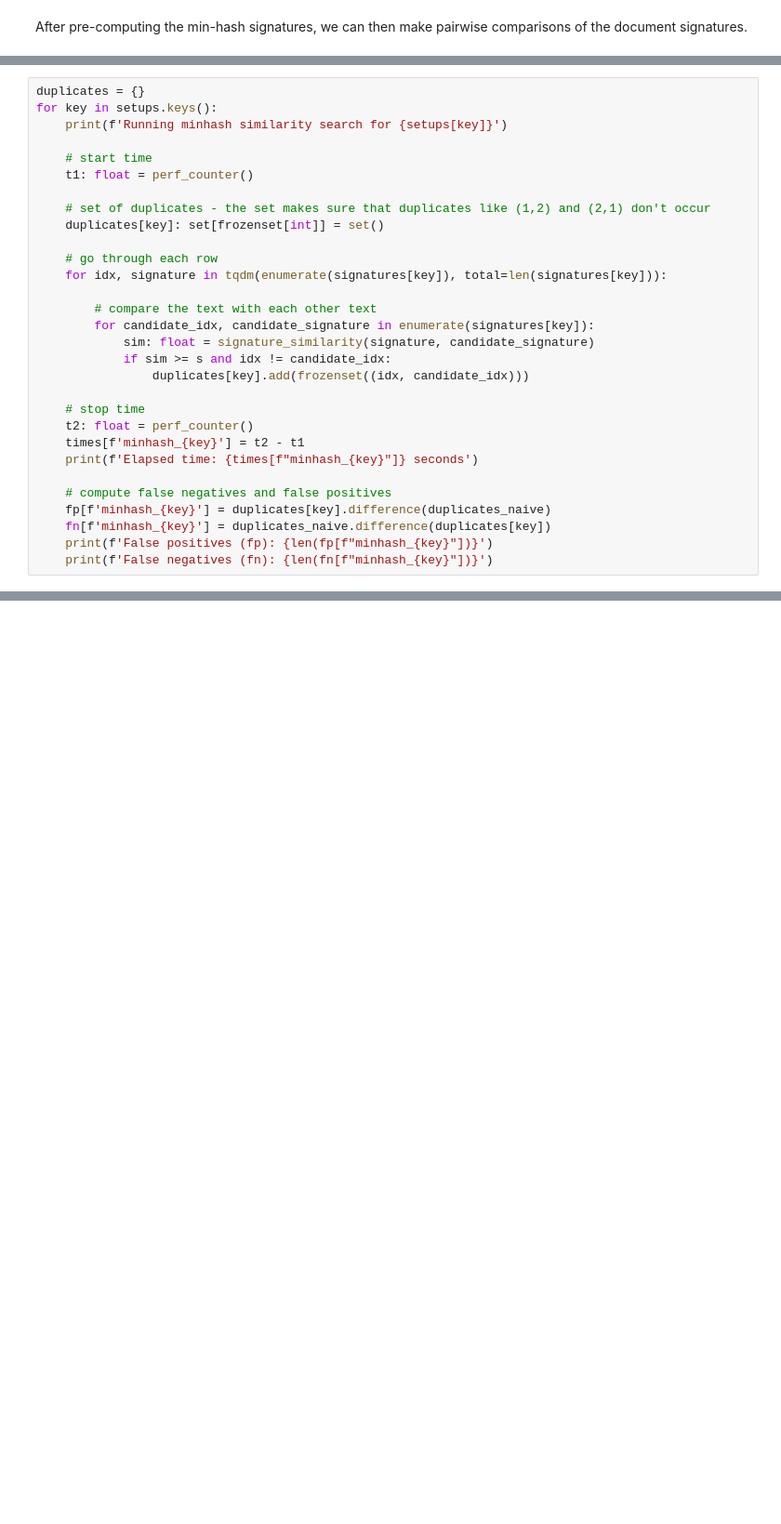
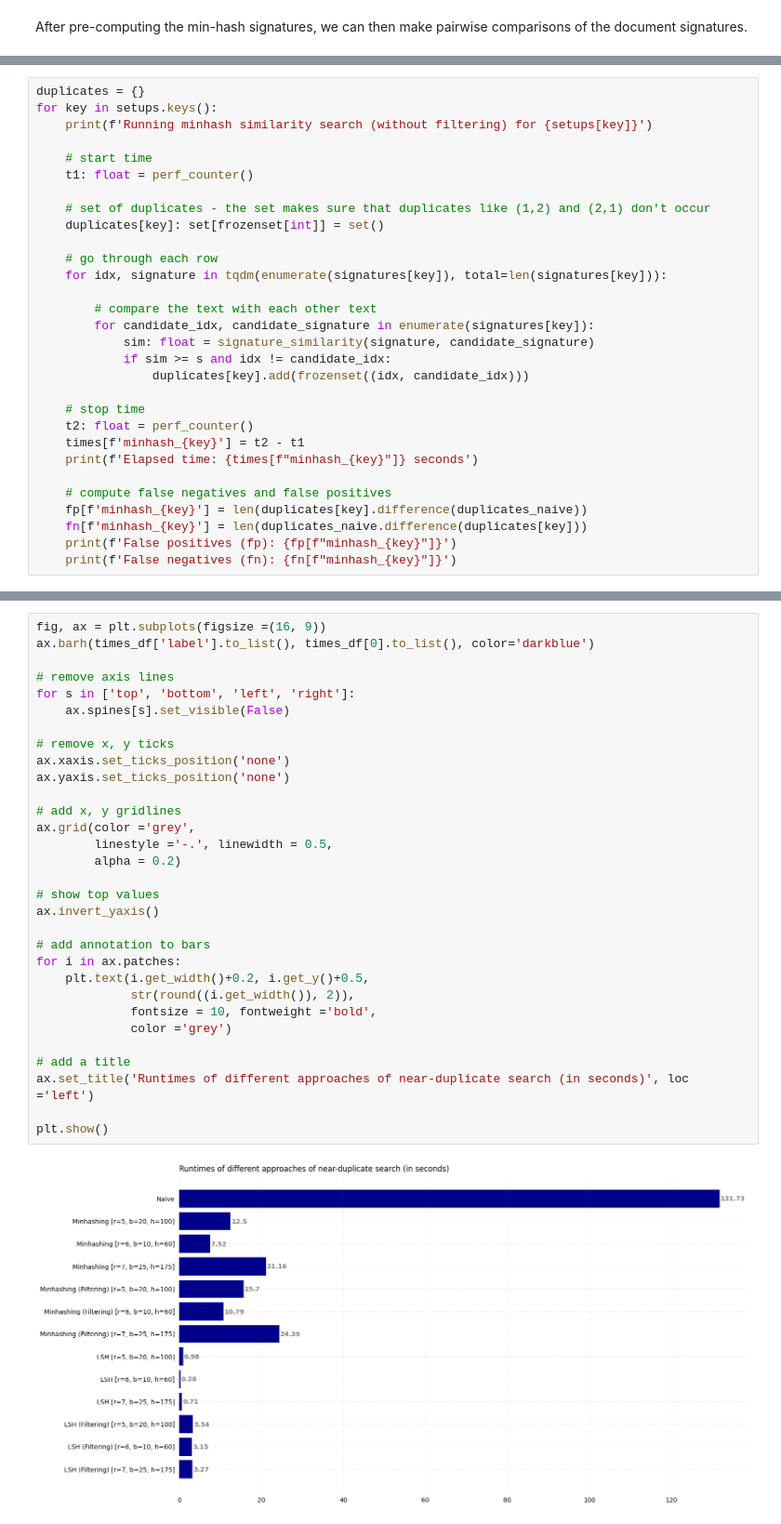
Before and after one commit to hanny-bal/LSH, a Jupyter notebook: LSH.ipynb, the cells around one changed output, grey strips where cells are left out. Shown at 93% size. Cells and saved outputs as stored; diff of their text form; blank space fills up the shorter version.

```diff
--- a/LSH.ipynb
+++ b/LSH.ipynb
@@ -123,7 +137,7 @@ fn: dict = {}
 # %%
 duplicates = {}
 for key in setups.keys():
-    print(f'Running minhash similarity search for {setups[key]}')
+    print(f'Running minhash similarity search (without filtering) for {setups[key]}')
 
     # start time
     t1: float = perf_counter()
@@ -146,8 +160,8 @@ for key in setups.keys():
     print(f'Elapsed time: {times[f"minhash_{key}"]} seconds')
 
     # compute false negatives and false positives
-    fp[f'minhash_{key}'] = duplicates[key].difference(duplicates_naive)
-    fn[f'minhash_{key}'] = duplicates_naive.difference(duplicates[key])
-    print(f'False positives (fp): {len(fp[f"minhash_{key}"])}')
-    print(f'False negatives (fn): {len(fn[f"minhash_{key}"])}')
+    fp[f'minhash_{key}'] = len(duplicates[key].difference(duplicates_naive))
+    fn[f'minhash_{key}'] = len(duplicates_naive.difference(duplicates[key]))
+    print(f'False positives (fp): {fp[f"minhash_{key}"]}')
+    print(f'False negatives (fn): {fn[f"minhash_{key}"]}')
 # %% [output]
@@ -165,0 +374,33 @@ False negatives (fn): 8
+# %%
+fig, ax = plt.subplots(figsize =(16, 9))
+ax.barh(times_df['label'].to_list(), times_df[0].to_list(), color='darkblue')
+
+# remove axis lines
+for s in ['top', 'bottom', 'left', 'right']:
+    ax.spines[s].set_visible(False)
+
+# remove x, y ticks
+ax.xaxis.set_ticks_position('none')
+ax.yaxis.set_ticks_position('none')
+
+# add x, y gridlines
+ax.grid(color ='grey',
+        linestyle ='-.', linewidth = 0.5,
+        alpha = 0.2)
+
+# show top values
+ax.invert_yaxis()
+
+# add annotation to bars
+for i in ax.patches:
+    plt.text(i.get_width()+0.2, i.get_y()+0.5,
+             str(round((i.get_width()), 2)),
+             fontsize = 10, fontweight ='bold',
+             color ='grey')
+
+# add a title
+ax.set_title('Runtimes of different approaches of near-duplicate search (in seconds)', loc ='left')
+
+plt.show()
+# %% [output]
+[figure, added]
```
Also changed, not shown: parts of 20 cells of this notebook, 3 other files.
